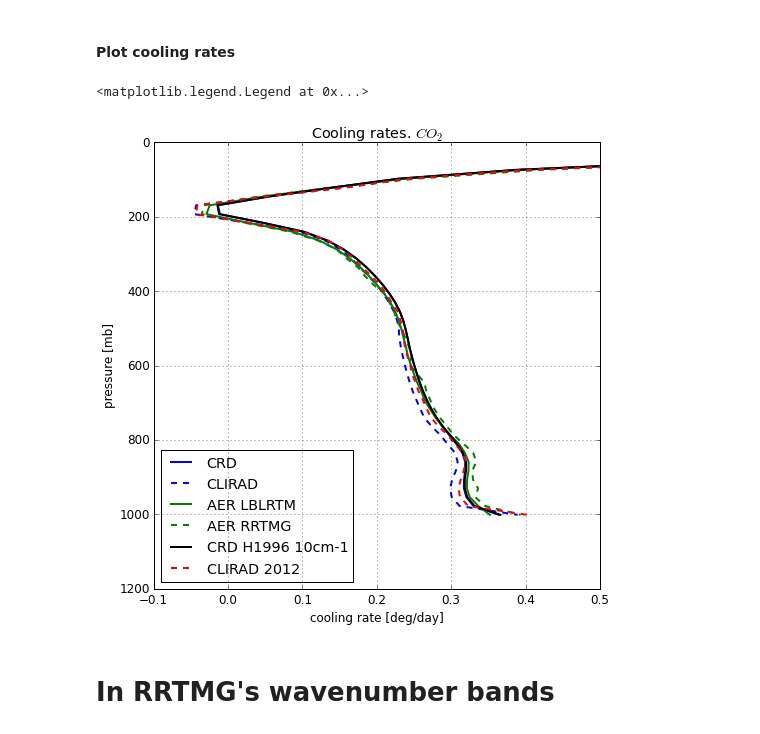
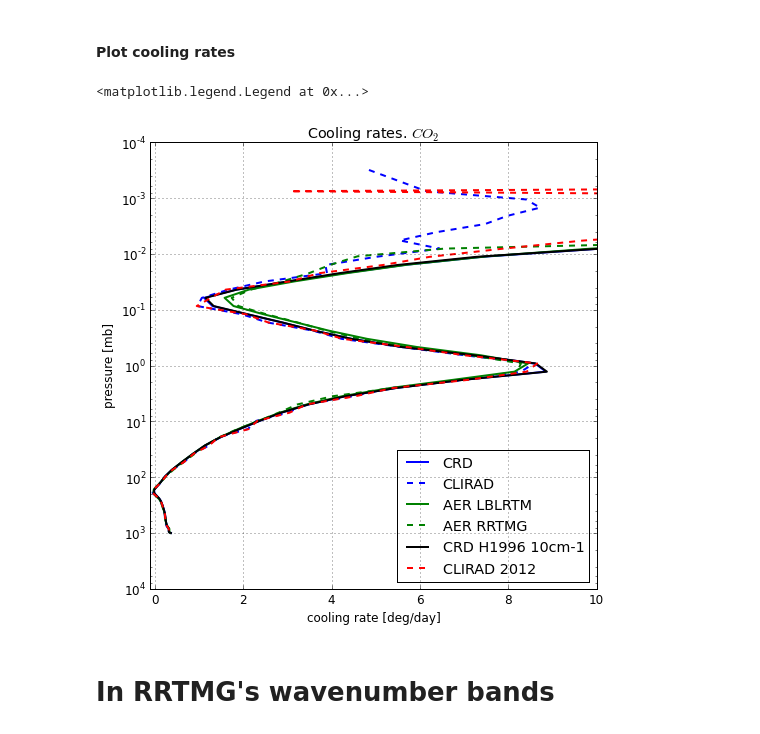
Before and after one commit to qAp/offline_radiation_notebooks, a Jupyter notebook: longwave_mls_CO2.ipynb, the cells around one changed output. Drawn from its saved outputs; the diff is of its cells as text; code cells hidden in the pictures.

Commit message:
set logy for total cooling rate plots in previous commit

```diff
--- a/longwave_mls_CO2.ipynb
+++ b/longwave_mls_CO2.ipynb
@@ -111,36 +111,36 @@ ax = fig.add_subplot(111,\
                      ylabel = 'pressure [mb]',
                      title = 'Cooling rates. $CO_2$')
 
 #items = [ax.xaxis.label, ax.yaxis.label] + ax.get_xticklabels() + ax.get_yticklabels()
 #[item.set_fontsize(20) for item in items]
 
 lines = ax.plot(cor_lbl, pres_lbl, \
                     cor_clirad, pres_clirad,
                     cor_lblrtm, pres_lblrtm,
                     cor_rrtmg, pres_rrtmg,
                     cor_crd1, pres_crd1,
                 rateT_clirad2012['cooling rates'], rateT_clirad2012['pressure'],
                )
 
-ax.set_yscale('linear')
-ax.set_xlim(left = -.1, right = .5)
+ax.set_yscale('log')
+ax.set_xlim(left = -.1, right = 10)
 
 plt.grid(b = True)
 plt.gca().invert_yaxis()
 
 colours = ['b'] * 2 + ['g'] * 2 + ['k'] + ['r']
 linestyles = ['-', '--', '-', '--', '-'] + ['--']
 [plt.setp(line, color = colour, linestyle = linestyle, linewidth = 2) \
  for line, colour, linestyle in zip(lines, colours, linestyles) ]
 
 plt.legend(['CRD', 'CLIRAD',
             'AER LBLRTM', 'AER RRTMG',
             'CRD H1996 10cm-1',
            'CLIRAD 2012'], loc = 'best')
 #plt.savefig('cor_mls_CO2_lineary.png')
 # %% [output]
 <matplotlib.legend.Legend at 0x...>
-[figure, old version]
+[figure, new version]
 # %% [markdown]
 # In RRTMG's wavenumber bands
 # %%
```
Also changed, not shown: 1 other file.
